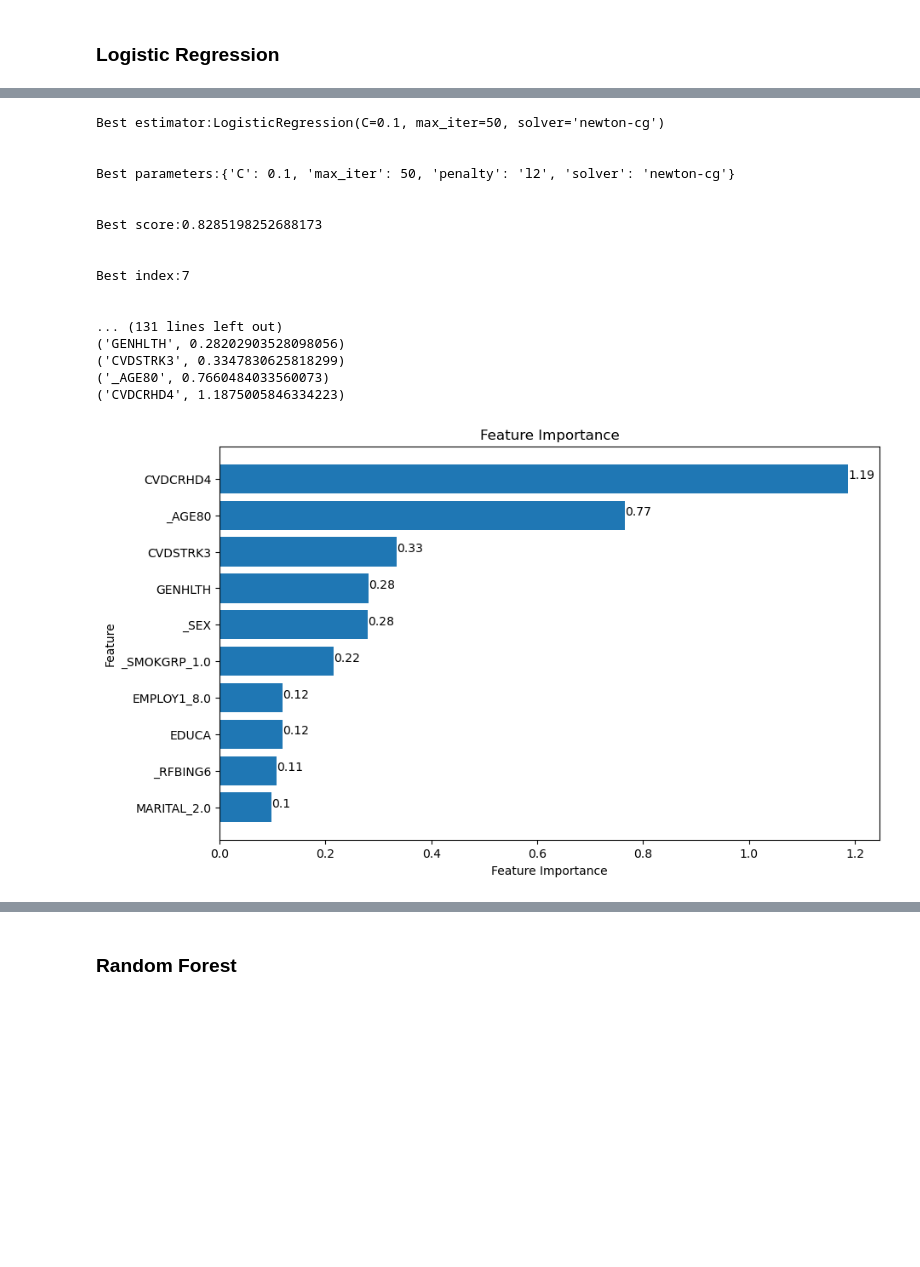
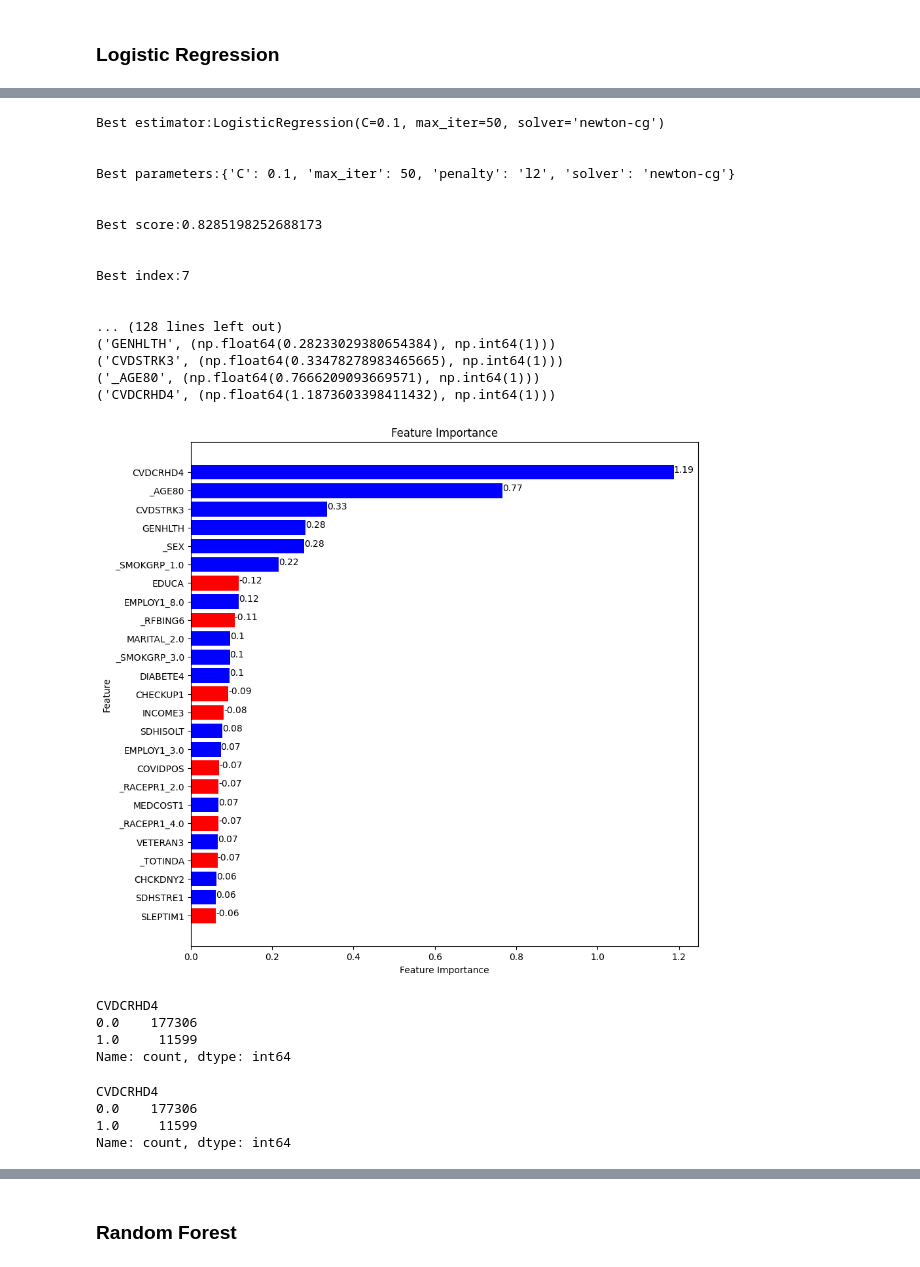
Before and after one commit to anuvrat-umich/siads_capstone, a Jupyter notebook: src/model.ipynb, the cells around one changed output, grey strips where cells are left out. Drawn from its saved outputs; the diff is of its cells as text; code cells hidden in the pictures; blank space fills up the shorter version.

```diff
--- a/src/model.ipynb
+++ b/src/model.ipynb
@@ -188,45 +204,55 @@ print(f"\n\nBest results:{grid_search.cv_results_}")
 
 # Count the number of features with negative coefficients
 negative_coefficients = sum(grid_search.best_estimator_.coef_[0] < 0)
 print(f"\n\nNumber of features with negative coefficients: {negative_coefficients}")
 
 # Plot feature importance
-feature_importance = dict(zip(X.columns, np.abs(grid_search.best_estimator_.coef_[0])))
-sorted_features = sorted(feature_importance.items(), key=lambda x: x[1], reverse=False)
+feature_importance = dict(zip(X.columns, zip(np.abs(grid_search.best_estimator_.coef_[0]), np.where(grid_search.best_estimator_.coef_[0]>=0, 1, -1))))
+sorted_features = sorted(feature_importance.items(), key=lambda x: x[1][0], reverse=False)
 print ("\n\nFeature importance:")
 for feature in sorted_features:
     print(feature)
 
 # Plot feature importance with feature importance values as data labels
-plt.figure(figsize=(10, 6))
+plt.figure(figsize=(10, 10))
+top_n = 25
+colors = ["blue" if x[1][1]==1 else "red" for x in sorted_features[-top_n:]]
 plt.barh(
-    [x[0] for x in sorted_features[-10:]],
-    [x[1] for x in sorted_features[-10:]],
+    [x[0] for x in sorted_features[-top_n:]],
+    [x[1][0] for x in sorted_features[-top_n:]],
+    color=colors,
 )
-for index, value in enumerate([x[1] for x in sorted_features[-10:]]):
-    plt.text(value, index, str(round(value, 2)))
+for index, value in enumerate([x[1] for x in sorted_features[-top_n:]]):
+    plt.text(value[0], index, str(value[1]*round(value[0], 2)))
 plt.xlabel("Feature Importance")
 plt.ylabel("Feature")
 plt.title("Feature Importance")
 plt.show()
 # %% [output]
 Best estimator:LogisticRegression(C=0.1, max_iter=50, solver='newton-cg')
 
 
 Best parameters:{'C': 0.1, 'max_iter': 50, 'penalty': 'l2', 'solver': 'newton-cg'}
 
 
 Best score:0.8285198252688173
 
 
 Best index:7
 
 
-... (131 lines left out)
-('GENHLTH', 0.28202903528098056)
-('CVDSTRK3', 0.3347830625818299)
-('_AGE80', 0.7660484033560073)
-('CVDCRHD4', 1.1875005846334223)
+... (128 lines left out)
+('GENHLTH', (np.float64(0.28233029380654384), np.int64(1)))
+('CVDSTRK3', (np.float64(0.33478278983465665), np.int64(1)))
+('_AGE80', (np.float64(0.7666209093669571), np.int64(1)))
+('CVDCRHD4', (np.float64(1.1873603398411432), np.int64(1)))
-[figure, old version]
+[figure, new version]
+# %%
+X.CVDCRHD4.value_counts()
+# %% [output]
+CVDCRHD4
+0.0    177306
+1.0     11599
+Name: count, dtype: int64
 # %%
 # Save the model
@@ -270,0 +295,7 @@ Best index:7
+# %%
+X.CVDCRHD4.value_counts()
+# %% [output]
+CVDCRHD4
+0.0    177306
+1.0     11599
+Name: count, dtype: int64
```
Also changed, not shown: parts of 30 cells of this notebook, 3 other files.
